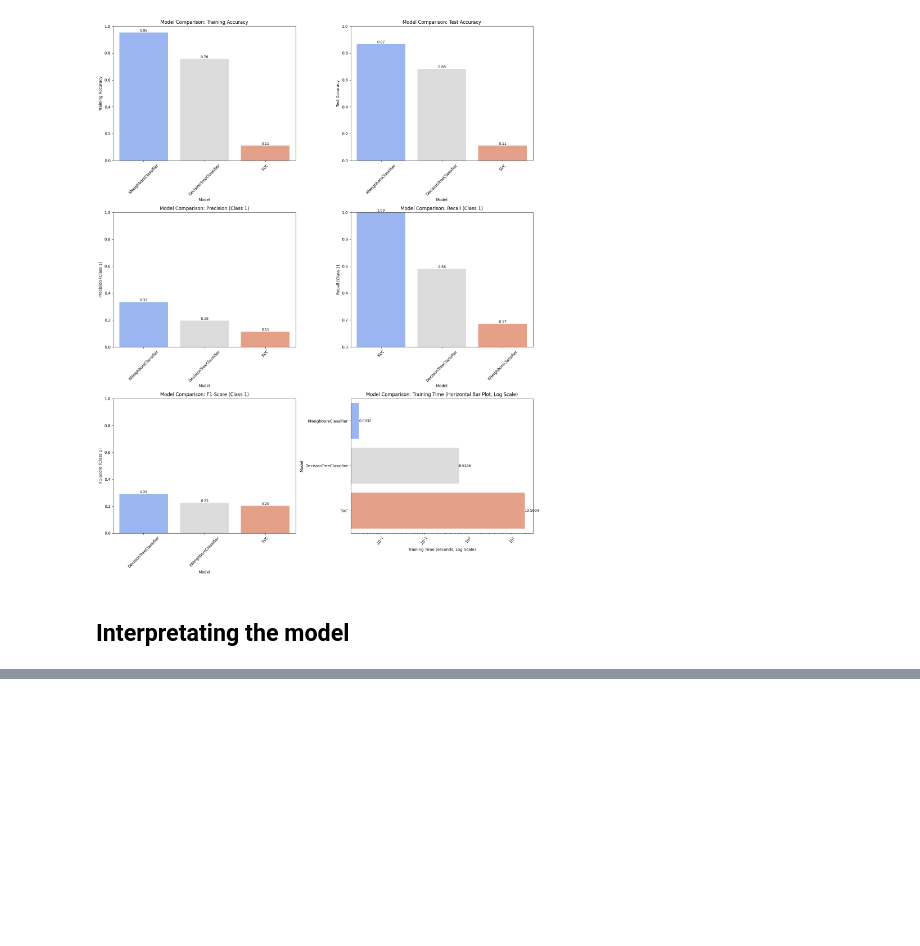
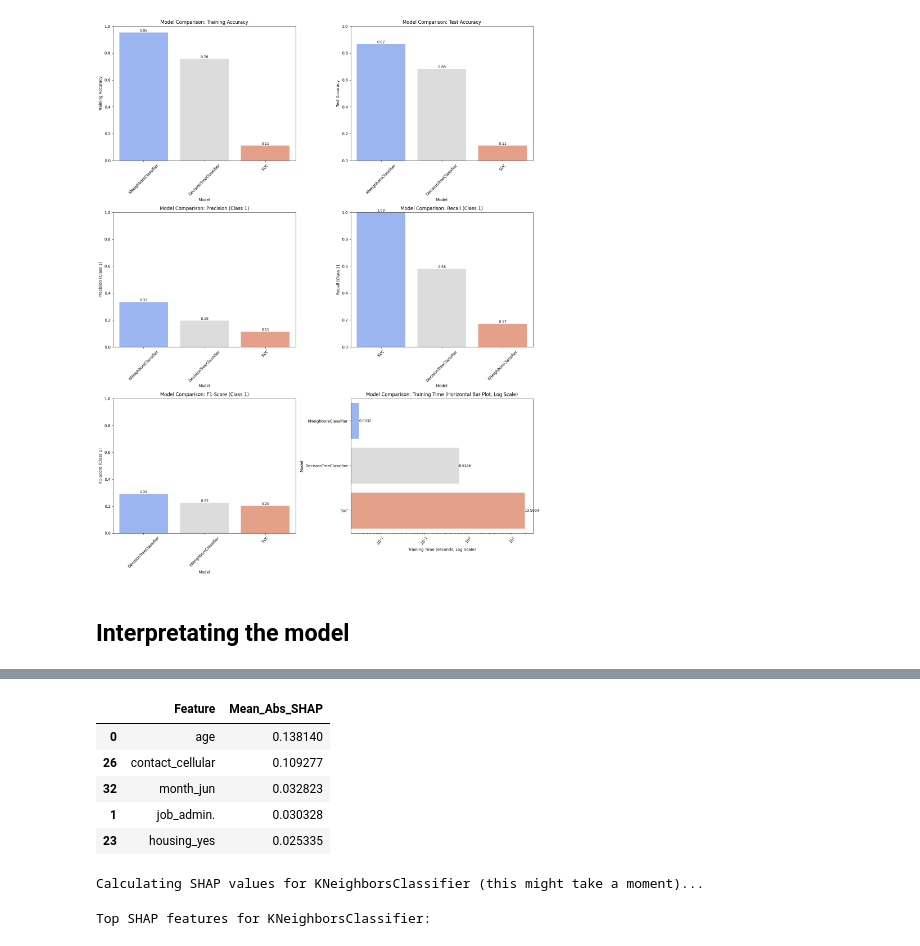
Before and after one commit to tnralakus/subscription_prediction, a Jupyter notebook: prompt_III.ipynb, the cells around one changed output, grey strips where cells are left out. Cells and saved outputs as stored; diff of their text form; code cells hidden in the pictures; blank space fills up the shorter version.

```diff
--- a/prompt_III.ipynb
+++ b/prompt_III.ipynb
@@ -1310,0 +1204,72 @@ plot_feature_importance(best_dt_model_with_balanced, all_column_names, 'Tuned De
+# %%
+def get_top_shap_features(shap_values, feature_names, top_n=5):
+    # Determine the SHAP values for class 1
+    if isinstance(shap_values, list):
+        # Case 1: shap_values is a list of arrays (e.g., [shap_class_0, shap_class_1])
+        if len(shap_values) == 2: # Binary classification
+            shap_values_class_1 = shap_values[1]
+        else:
+            raise ValueError("Unexpected list length for shap_values in binary classification.")
+    elif isinstance(shap_values, np.ndarray) and shap_values.ndim == 3 and shap_values.shape[2] == 2:
+        # Case 2: shap_values is a 3D array (samples, features, classes), usually from KernelExplainer for binary.
+        shap_values_class_1 = shap_values[:, :, 1]
+    elif isinstance(shap_values, np.ndarray) and shap_values.ndim == 2:
+        # Case 3: shap_values is a 2D array (samples, features), usually from KernelExplainer for single output.
+        shap_values_class_1 = shap_values
+    else:
+        raise TypeError(f"Unsupported shap_values format: type={type(shap_values)}, ndim={getattr(shap_values, 'ndim', 'N/A')}, shape={getattr(shap_values, 'shape', 'N/A')}")
+
+    # Calculate the mean absolute SHAP value for each feature
+    # Ensure shap_values_class_1 is 2D (n_samples, n_features) before computing mean axis=0
+    if shap_values_class_1.ndim != 2:
+        raise ValueError(f"shap_values_class_1 must be 2-dimensional after processing, but got shape {shap_values_class_1.shape}")
+
+    mean_abs_shap = np.mean(np.abs(shap_values_class_1), axis=0)
+
+    # Create a DataFrame for easy sorting
+    feature_importance_df = pd.DataFrame({
+        'Feature': feature_names,
+        'Mean_Abs_SHAP': mean_abs_shap
+    })
+
+    # Sort by mean absolute SHAP value
+    feature_importance_df = feature_importance_df.sort_values(by='Mean_Abs_SHAP', ascending=False)
+
+    return feature_importance_df.head(top_n)
+
+# Initialize a dictionary to store SHAP values for each model
+model_shap_data = {}
+
+# Take a small sample of X_test_processed for KernelExplainer for faster computation
+X_test_sample_for_kernel = X_test_processed_df.sample(n=25, random_state=RANDOM_STATE) # Explain only 25 instances
+
+# Re-run the SHAP calculation loop and store results
+for model in [best_lr_model_with_balanced, best_knn_model_with_balanced, best_dt_model_with_balanced, best_svc_model_with_balanced]:
+    model_name = model.__class__.__name__
+    print(f"\nCalculating SHAP values for {model_name} (this might take a moment)...")
+
+    if model_name == 'DecisionTreeClassifier':
+    # Use TreeExplainer for Decision Tree for speed
+       explainer = shap.TreeExplainer(model)
+       shap_values = explainer.shap_values(X_test_processed_df) # TreeExplainer can handle more samples
+    else:
+    # Use KernelExplainer for other models with a small background and test sample
+       background = shap.sample(X_train_processed_df, 25) # Use the reduced sample size, but sample from the DataFrame
+       # For SVC, use decision_function for continuous output, as predict returns hard labels
+       if model_name == 'SVC':
+           explainer = shap.KernelExplainer(model.decision_function, background)
+       else:
+           explainer = shap.KernelExplainer(model.predict, background)
+       shap_values = explainer.shap_values(X_test_sample_for_kernel) # Explain only a small sample
+
+    model_shap_data[model_name] = shap_values
+
+    # Print top SHAP features for each model
+    print(f"\nTop SHAP features for {model_name}:")
+    # Pass appropriate X_test for feature names
+    if model_name == 'DecisionTreeClassifier':
+       top_features_df = get_top_shap_features(shap_values, all_column_names, top_n=5)
+    else:
+       top_features_df = get_top_shap_features(shap_values, all_column_names, top_n=5)
+    display(top_features_df)
+# %% [output]
@@ -1310,0 +1279,8 @@ plot_feature_importance(best_dt_model_with_balanced, all_column_names, 'Tuned De
+|  | Feature | Mean_Abs_SHAP |
+| 0 | age | 0.138140 |
+| 26 | contact_cellular | 0.109277 |
+| 32 | month_jun | 0.032823 |
+| 1 | job_admin. | 0.030328 |
+| 23 | housing_yes | 0.025335 |
+Calculating SHAP values for KNeighborsClassifier (this might take a moment)...
+Top SHAP features for KNeighborsClassifier:
```
Also changed, not shown: parts of 11 cells of this notebook.
